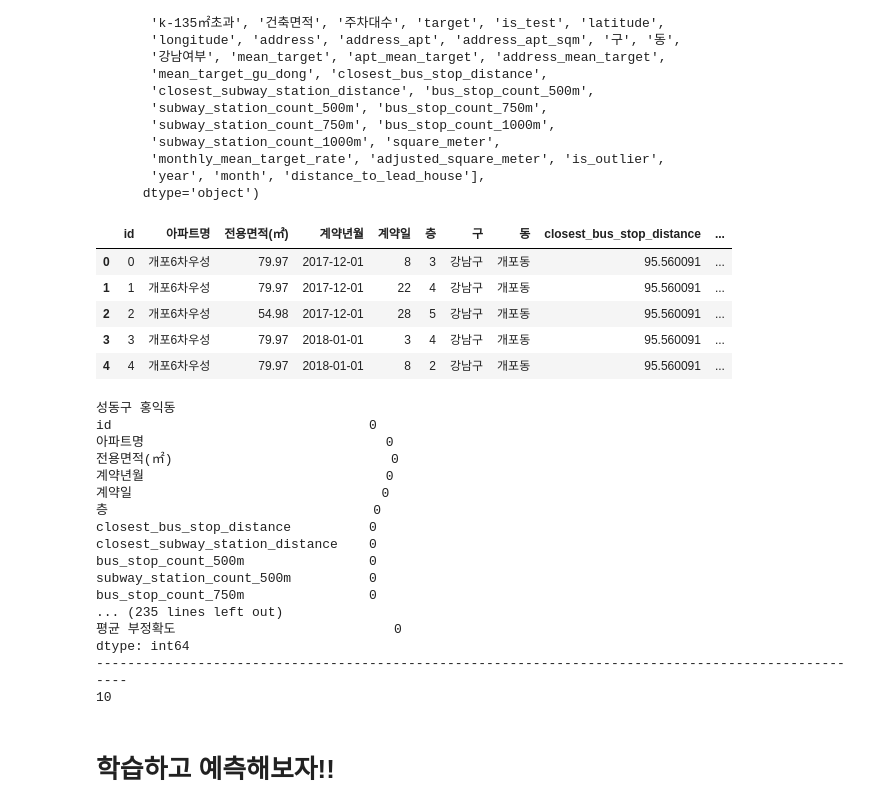
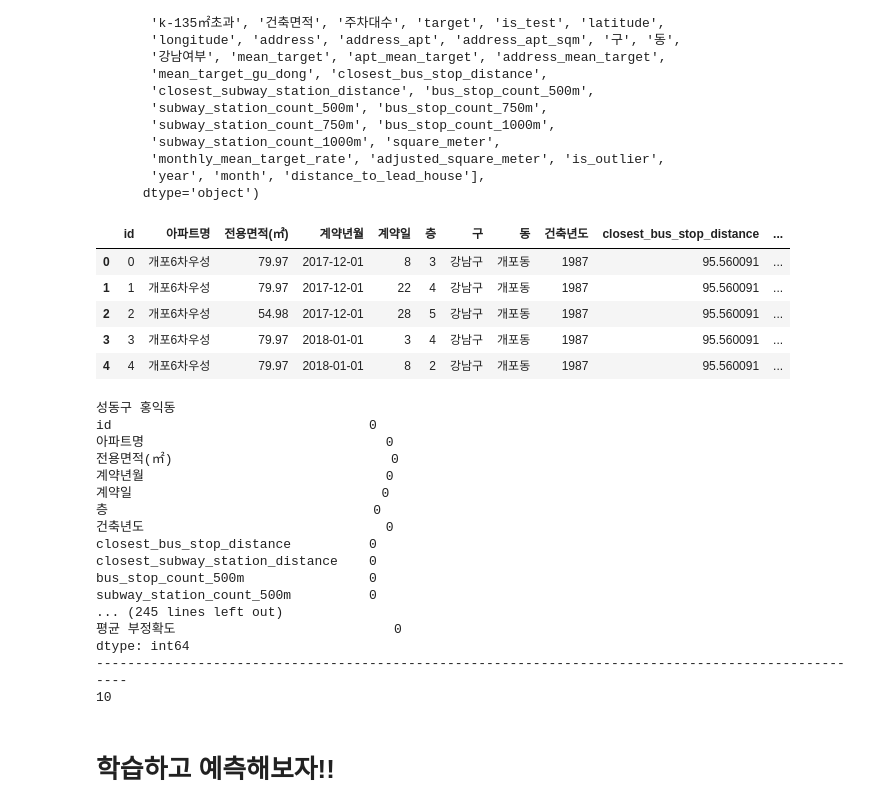
Before and after one commit to UpstageAILab3/upstage-ml-regression-ml12-pub, a Jupyter notebook: region.ipynb, the cells around one changed output. Drawn from its saved outputs; the diff is of its cells as text; code cells hidden in the pictures.

```diff
--- a/region.ipynb
+++ b/region.ipynb
@@ -25,21 +25,21 @@ Index(['Unnamed: 0', '본번', '부번', '아파트명', '전용면적(㎡)', '
 temp_index = list(range(len(data)))
 data['id'] = temp_index
 # %%
-selected_columns = ['id', '아파트명', '전용면적(㎡)', '계약년월', '계약일', '층', '구', '동',
+selected_columns = ['id', '아파트명', '전용면적(㎡)', '계약년월', '계약일', '층', '구', '동', '건축년도',
                     'closest_bus_stop_distance','closest_subway_station_distance', 'bus_stop_count_500m',
                     'subway_station_count_500m', 'bus_stop_count_750m',
                     'subway_station_count_750m', 'bus_stop_count_1000m',
                     'subway_station_count_1000m', 'distance_to_lead_house', 'is_test', 'target']
 
 df = data[selected_columns]
 df.head()
 # %% [output]
-|  | id | 아파트명 | 전용면적(㎡) | 계약년월 | 계약일 | 층 | 구 | 동 | closest_bus_stop_distance | ... |
-| 0 | 0 | 개포6차우성 | 79.97 | 2017-12-01 | 8 | 3 | 강남구 | 개포동 | 95.560091 | ... |
-| 1 | 1 | 개포6차우성 | 79.97 | 2017-12-01 | 22 | 4 | 강남구 | 개포동 | 95.560091 | ... |
-| 2 | 2 | 개포6차우성 | 54.98 | 2017-12-01 | 28 | 5 | 강남구 | 개포동 | 95.560091 | ... |
-| 3 | 3 | 개포6차우성 | 79.97 | 2018-01-01 | 3 | 4 | 강남구 | 개포동 | 95.560091 | ... |
-| 4 | 4 | 개포6차우성 | 79.97 | 2018-01-01 | 8 | 2 | 강남구 | 개포동 | 95.560091 | ... |
+|  | id | 아파트명 | 전용면적(㎡) | 계약년월 | 계약일 | 층 | 구 | 동 | 건축년도 | closest_bus_stop_distance | ... |
+| 0 | 0 | 개포6차우성 | 79.97 | 2017-12-01 | 8 | 3 | 강남구 | 개포동 | 1987 | 95.560091 | ... |
+| 1 | 1 | 개포6차우성 | 79.97 | 2017-12-01 | 22 | 4 | 강남구 | 개포동 | 1987 | 95.560091 | ... |
+| 2 | 2 | 개포6차우성 | 54.98 | 2017-12-01 | 28 | 5 | 강남구 | 개포동 | 1987 | 95.560091 | ... |
+| 3 | 3 | 개포6차우성 | 79.97 | 2018-01-01 | 3 | 4 | 강남구 | 개포동 | 1987 | 95.560091 | ... |
+| 4 | 4 | 개포6차우성 | 79.97 | 2018-01-01 | 8 | 2 | 강남구 | 개포동 | 1987 | 95.560091 | ... |
 # %%
 chunks = {}
 
@@ -129,12 +129,12 @@ id                                 0
 계약년월                               0
 계약일                                0
 층                                  0
+건축년도                               0
 closest_bus_stop_distance          0
 closest_subway_station_distance    0
 bus_stop_count_500m                0
 subway_station_count_500m          0
-bus_stop_count_750m                0
-... (235 lines left out)
+... (245 lines left out)
 평균 부정확도                            0
 dtype: int64
 ----------------------------------------------------------------------------------------------------
```
Also changed, not shown: parts of 9 cells of this notebook, 6 other files.
